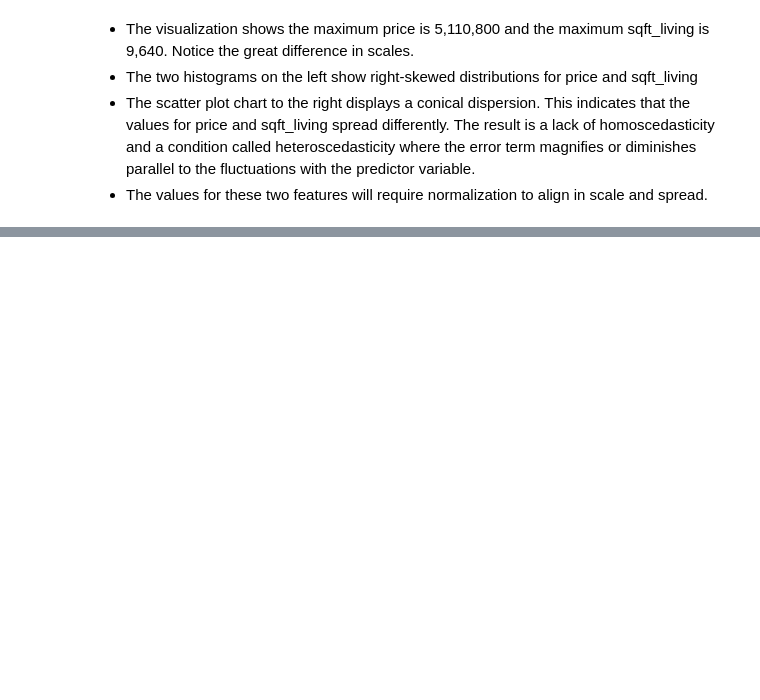
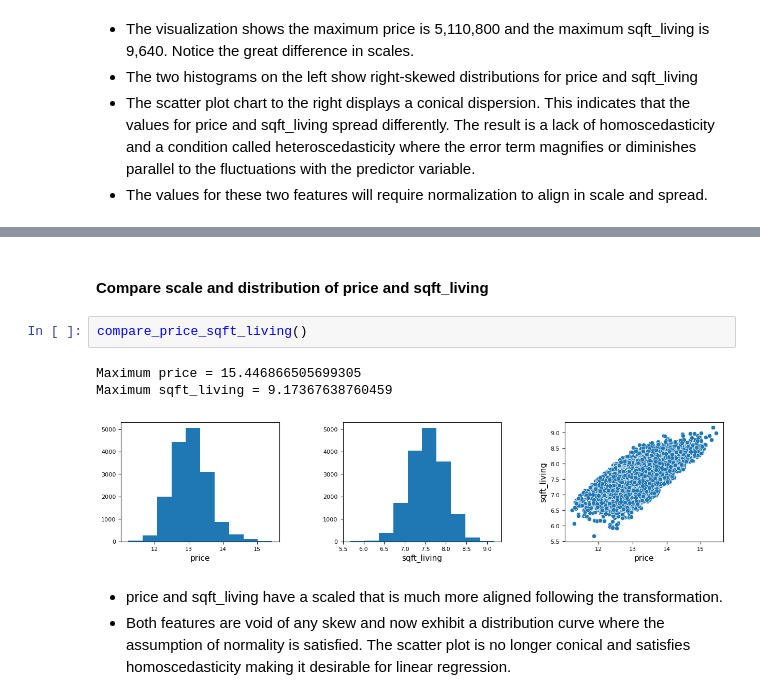
Before and after one commit to tyrantdavis/KC-Housing, a Jupyter notebook: housing.ipynb, the cells around one changed output, grey strips where cells are left out. Cells and saved outputs as stored; diff of their text form; blank space fills up the shorter version.

Commit message:
Transform price and sqft_living and compare results.

```diff
--- a/housing.ipynb
+++ b/housing.ipynb
@@ -752,0 +763,11 @@ Maximum sqft_living = 9640.0
+# %% [markdown]
+#### Compare scale and distribution of price and sqft_living
+# %%
+compare_price_sqft_living()
+# %% [output]
+Maximum price = 15.446866505699305
+Maximum sqft_living = 9.17367638760459
+[figure, added]
+# %% [markdown]
+- price and sqft_living have a scaled that is much more aligned following the transformation.
+- Both features are void of any skew and now exhibit a distribution curve where the assumption of normality is satisfied. The scatter plot is no longer conical and satisfies homoscedasticity making it desirable for linear regression.
```
Also changed, not shown: parts of 3 cells of this notebook.
